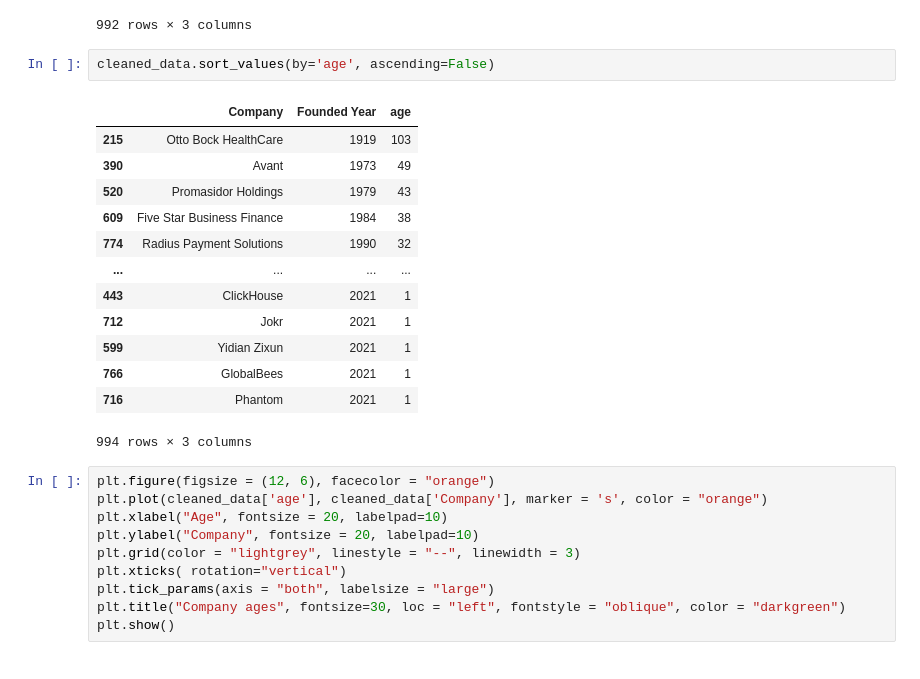
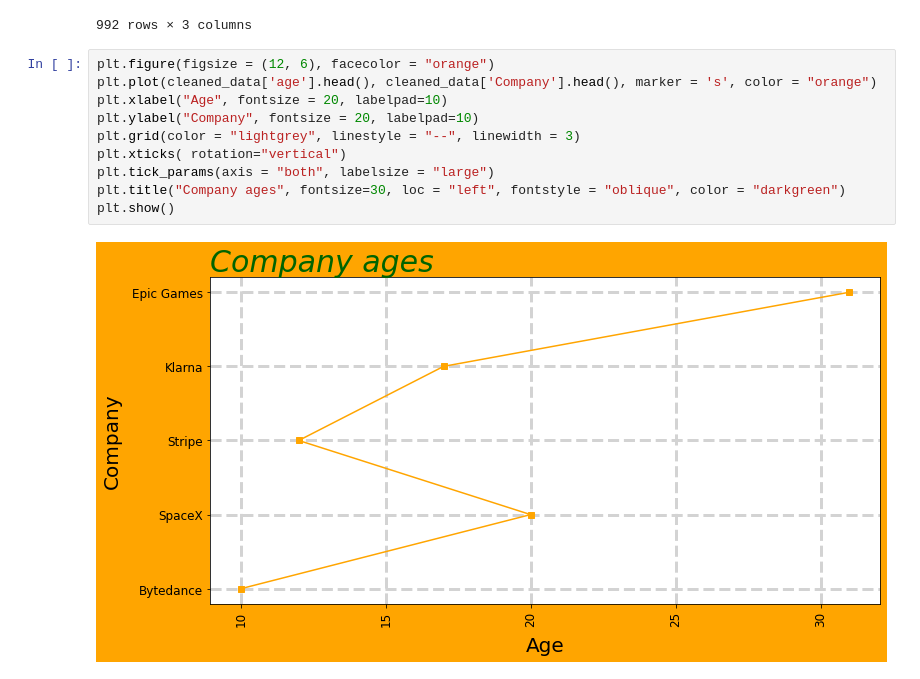
Before and after one commit to ClincieB/Unicorn_Companies, a Jupyter notebook: Unicorn_companies_project.ipynb, the cells around one changed output. Drawn from its saved outputs; the diff is of its cells as text.

```diff
--- a/Unicorn_companies_project.ipynb
+++ b/Unicorn_companies_project.ipynb
@@ -89,29 +89,15 @@ cleaned_data[cleaned_data['age'] <46]
 | 1035 | BlueVoyant | 2017 | 5 |
 | 1036 | Veev | 2008 | 14 |
 992 rows × 3 columns
-# %%
-cleaned_data.sort_values(by='age', ascending=False)
-# %% [output]
-|  | Company | Founded Year | age |
-| 215 | Otto Bock HealthCare | 1919 | 103 |
-| 390 | Avant | 1973 | 49 |
-| 520 | Promasidor Holdings | 1979 | 43 |
-| 609 | Five Star Business Finance | 1984 | 38 |
-| 774 | Radius Payment Solutions | 1990 | 32 |
-| ... | ... | ... | ... |
-| 443 | ClickHouse | 2021 | 1 |
-| 712 | Jokr | 2021 | 1 |
-| 599 | Yidian Zixun | 2021 | 1 |
-| 766 | GlobalBees | 2021 | 1 |
-| 716 | Phantom | 2021 | 1 |
-994 rows × 3 columns
 # %%
 plt.figure(figsize = (12, 6), facecolor = "orange")
-plt.plot(cleaned_data['age'], cleaned_data['Company'], marker = 's', color = "orange")
+plt.plot(cleaned_data['age'].head(), cleaned_data['Company'].head(), marker = 's', color = "orange")
 plt.xlabel("Age", fontsize = 20, labelpad=10)
 plt.ylabel("Company", fontsize = 20, labelpad=10)
 plt.grid(color = "lightgrey", linestyle = "--", linewidth = 3)
 plt.xticks( rotation="vertical")
 plt.tick_params(axis = "both", labelsize = "large")
 plt.title("Company ages", fontsize=30, loc = "left", fontstyle = "oblique", color = "darkgreen")
 plt.show()
+# %% [output]
+[figure, added]
```
